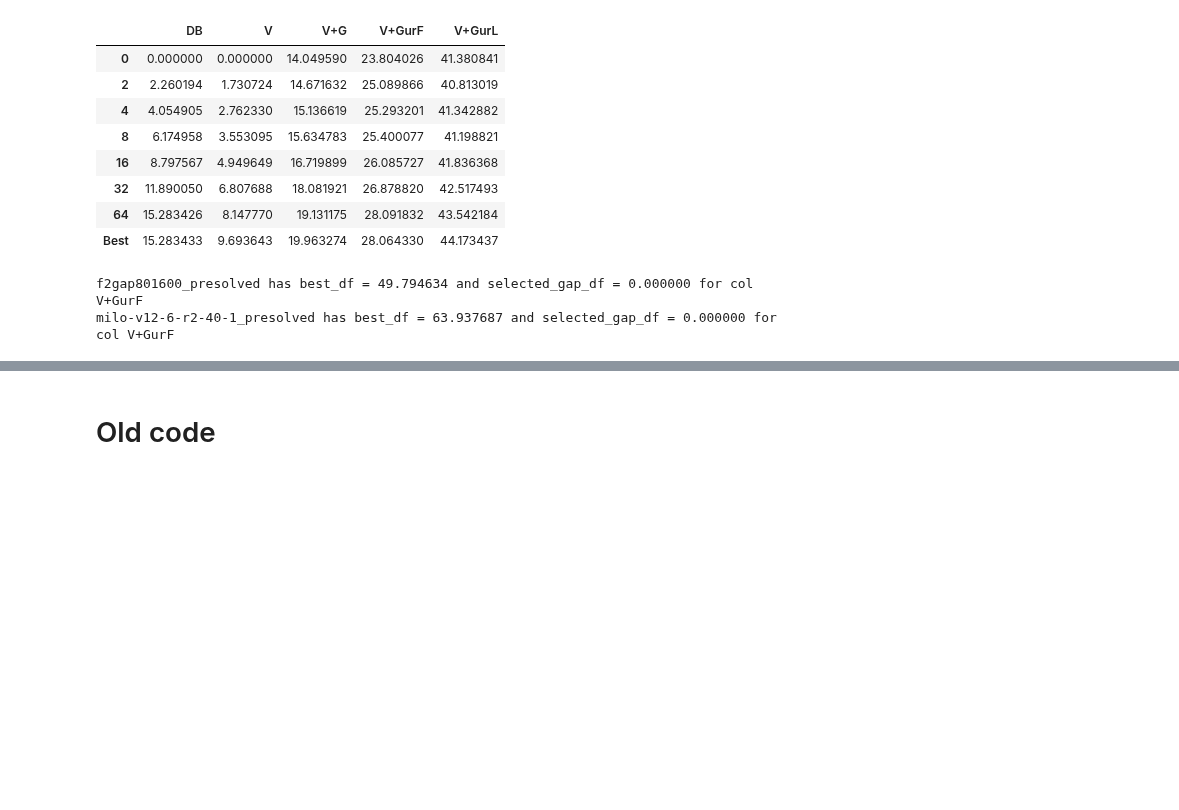
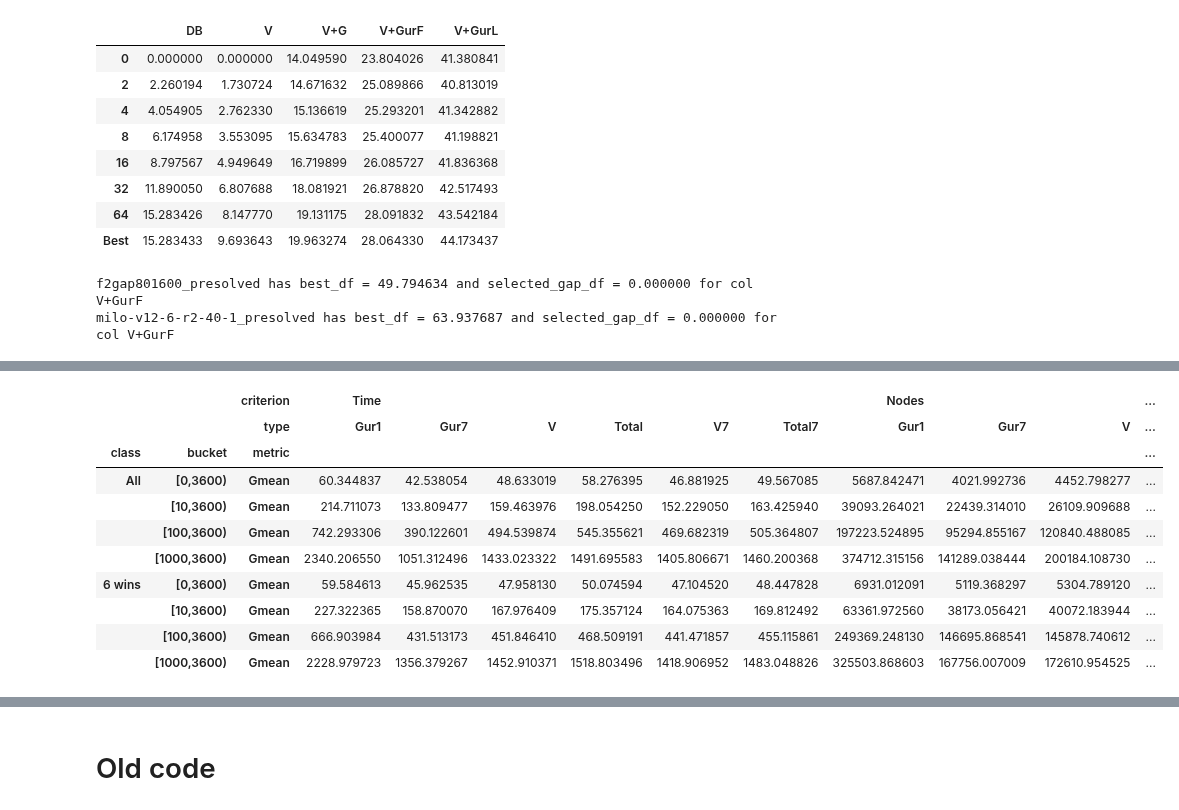
Before and after one commit to akazachk/vpc, a Jupyter notebook: plots/plots.ipynb, the cells around one changed output, grey strips where cells are left out. Drawn from its saved outputs; the diff is of its cells as text; code cells hidden in the pictures; blank space fills up the shorter version.

Commit message:
Added first version of Table 3 geomean (but not wins)

```diff
--- a/plots/plots.ipynb
+++ b/plots/plots.ipynb
@@ -907,7 +912,3 @@ for inst in best_df.index:
 # %% [output]
 f2gap801600_presolved has best_df = 49.794634 and selected_gap_df = 0.000000 for col V+GurF
 milo-v12-6-r2-40-1_presolved has best_df = 63.937687 and selected_gap_df = 0.000000 for col V+GurF
-# %%
-col = 'V+GurL'
-tmp = selected_gap_df[map_short_to_cols[col]]
-tmp.head(21)
@@ -931,0 +1268,16 @@ Name: REF+V LAST_CUT_PASS % GAP CLOSED, dtype: float64
+# %%
+## Prepare bb_df
+
+cols = pd.MultiIndex.from_arrays([['Time']*len(time_cols) + ['Nodes']*len(node_cols), time_cols + node_cols], names = ['criterion', 'type'])
+#bb_row_names = pd.MultiIndex.from_product([bb_buckets, bb_row_names], names=['bucket', 'metric'])
+bb_row_names = pd.MultiIndex.from_product([bb_classes, bb_buckets, bb_metrics], names=['class', 'bucket', 'metric'])
+
+bb_df = pd.DataFrame(
+    columns = cols,
+    index = bb_row_names,
+    dtype = float
+)
+
+display(bb_df.loc[:,cols.get_level_values(0)=='Nodes'].head(6))
+#display(bb_df.loc[(bb_classes[0], bb_buckets[1], bb_metrics[0]),:])
+display(bb_df.loc[(bb_classes[0], bb_buckets, bb_metrics[0]),:])
@@ -931,0 +1317,55 @@ Name: REF+V LAST_CUT_PASS % GAP CLOSED, dtype: float64
+# %%
+## Create gmean_df
+#   = shifted geometric mean of time taken across instances, in various buckets
+#     and geomean of nodes too
+
+# Custom functions for prior to python 3.8
+# def geo_mean(iterable):
+#     a = np.array(iterable)
+#     return a.prod()**(1.0/len(a))
+# def geo_mean_overflow(iterable):
+#     return np.exp(np.log(iterable).mean())
+from statistics import geometric_mean
+SHIFT_TIME  = 60
+SHIFT_NODES = 1000
+
+num_inst = np.zeros(len(bb_df))
+row_ind = 0
+
+#bb_df.loc[(bb_classes[0], bb_buckets, bb_metrics[0]),:] = \
+shortcols_time = time_cols
+cols_time = [map_short_to_cols_time[shortcol] for shortcol in shortcols_time]
+shortcols_nodes = node_cols
+cols_nodes = [map_short_to_cols_nodes[shortcol] for shortcol in shortcols_nodes]
+
+cols = cols_time + cols_nodes
+shortcols = shortcols_time + shortcols_nodes
+
+# First calculate stats for "all" instances
+curr_df = selected_time_df.loc[:,cols]
+curr_df = curr_df[curr_df.index.get_level_values(1) == 0]
+
+for i in range(num_buckets):
+    curr_df = curr_df[curr_df['FIRST REF TIME'] > bucket_min[i]]
+    bb_df.loc[(bb_classes[0], bb_buckets[i], bb_metrics[0]),('Time',shortcols_time)] = [geometric_mean(curr_df[col] + SHIFT_TIME) - SHIFT_TIME for col in cols_time]
+    bb_df.loc[(bb_classes[0], bb_buckets[i], bb_metrics[0]),('Nodes',shortcols_nodes)] = [geometric_mean(curr_df[col] + SHIFT_NODES) - SHIFT_NODES for col in cols_nodes]
+    print("row {:d}: {:d}".format(row_ind,len(curr_df)))
+    num_inst[row_ind] = len(curr_df)
+    row_ind += len(bb_metrics)
+
+# Now calculate stats for "6 trees" instances
+curr_df = selected_time_df.loc[all6_instances_dict.keys(),cols]
+curr_df = curr_df[curr_df.index.get_level_values(1) == 0]
+
+for i in range(num_buckets):
+    curr_df = curr_df[curr_df['FIRST REF TIME'] > bucket_min[i]]
+    bb_df.loc[(bb_classes[1], bb_buckets[i], bb_metrics[0]),('Time',shortcols_time)] = [geometric_mean(curr_df[col] + SHIFT_TIME) - SHIFT_TIME for col in cols_time]
+    bb_df.loc[(bb_classes[1], bb_buckets[i], bb_metrics[0]),('Nodes',shortcols_nodes)] = [geometric_mean(curr_df[col] + SHIFT_NODES) - SHIFT_NODES for col in cols_nodes]
+    print("row {:d}: {:d}".format(row_ind,len(curr_df)))
+    num_inst[row_ind] = len(curr_df)
+    row_ind += len(bb_metrics)
+
+bb_df['NUM INST'] = num_inst
+
+display(bb_df.loc[(bb_classes, bb_buckets, bb_metrics[0]),:])
+# %% [output]
@@ -931,0 +1380,11 @@ Name: REF+V LAST_CUT_PASS % GAP CLOSED, dtype: float64
+|  |  | criterion | Time |  |  |  |  |  | Nodes |  |  | ... |
+|  |  | type | Gur1 | Gur7 | V | Total | V7 | Total7 | Gur1 | Gur7 | V | ... |
+| class | bucket | metric |  |  |  |  |  |  |  |  |  | ... |
+| All | [0,3600) | Gmean | 60.344837 | 42.538054 | 48.633019 | 58.276395 | 46.881925 | 49.567085 | 5687.842471 | 4021.992736 | 4452.798277 | ... |
+|  | [10,3600) | Gmean | 214.711073 | 133.809477 | 159.463976 | 198.054250 | 152.229050 | 163.425940 | 39093.264021 | 22439.314010 | 26109.909688 | ... |
+|  | [100,3600) | Gmean | 742.293306 | 390.122601 | 494.539874 | 545.355621 | 469.682319 | 505.364807 | 197223.524895 | 95294.855167 | 120840.488085 | ... |
+|  | [1000,3600) | Gmean | 2340.206550 | 1051.312496 | 1433.023322 | 1491.695583 | 1405.806671 | 1460.200368 | 374712.315156 | 141289.038444 | 200184.108730 | ... |
+| 6 wins | [0,3600) | Gmean | 59.584613 | 45.962535 | 47.958130 | 50.074594 | 47.104520 | 48.447828 | 6931.012091 | 5119.368297 | 5304.789120 | ... |
+|  | [10,3600) | Gmean | 227.322365 | 158.870070 | 167.976409 | 175.357124 | 164.075363 | 169.812492 | 63361.972560 | 38173.056421 | 40072.183944 | ... |
+|  | [100,3600) | Gmean | 666.903984 | 431.513173 | 451.846410 | 468.509191 | 441.471857 | 455.115861 | 249369.248130 | 146695.868541 | 145878.740612 | ... |
+|  | [1000,3600) | Gmean | 2228.979723 | 1356.379267 | 1452.910371 | 1518.803496 | 1418.906952 | 1483.048826 | 325503.868603 | 167756.007009 | 172610.954525 | ... |
```
Also changed, not shown: parts of 16 cells of this notebook.
